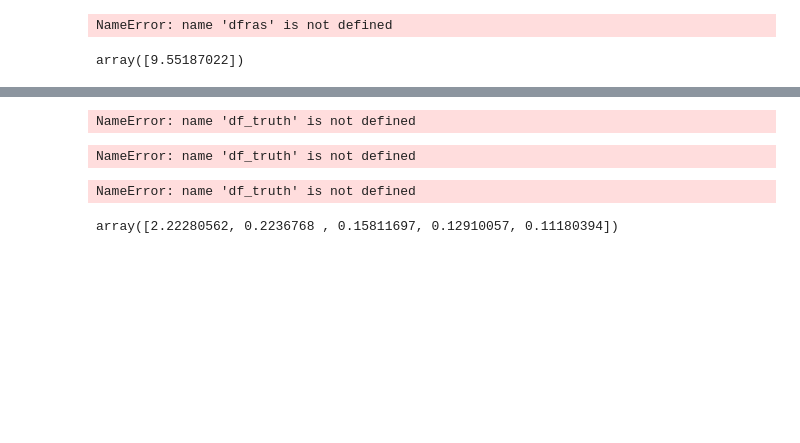
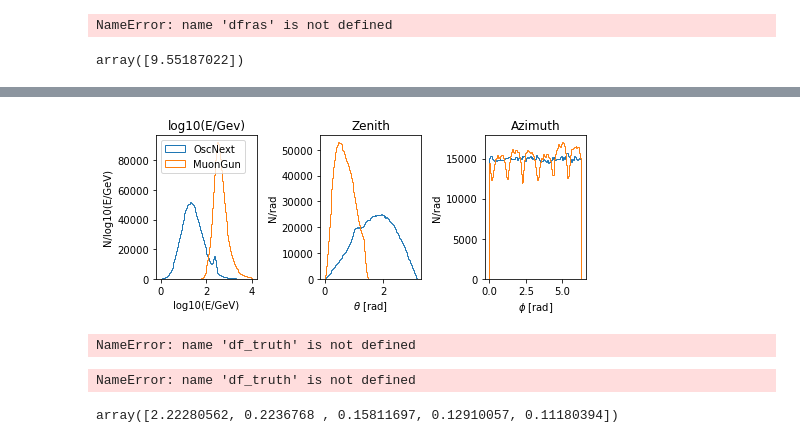
Before and after one commit to astrockragh/IceCube, a Jupyter notebook: model_eval/kappa_improvement.ipynb, the cells around one changed output, grey strips where cells are left out. Saved outputs shown, nothing was run; the diff lists cells and outputs as text; code cells hidden in the pictures; blank space fills up the shorter version.

```diff
--- a/model_eval/kappa_improvement.ipynb
+++ b/model_eval/kappa_improvement.ipynb
@@ -150,4 +148,2 @@ dfckj1.sort_values(by='event_no', inplace=True)
 # %%
-dfckj=pd.read_csv('../predictions/ckj_2dvM_0906.csv')
+dfckj=pd.read_csv('../predictions/ckj_2dvM_1306_final.csv')
-# %%
-dfckj['energy_log10_pred']=dfckj1['energy_log10_pred'].to_numpy()
@@ -350,7 +342,30 @@ trans_y      = transformers['truth']
 
 for col in truel[:3]:
     df_truth[col] = trans_y[col].inverse_transform(np.array(df_truth[col]).reshape(1, -1)).T
-# %%
-df_truth.zenith.hist(bins=200)
-# %% [output]
-NameError: name 'df_truth' is not defined
+# %%
+transform_path='../db_files/muongun/transformers.pkl'
+db_path= '../db_files/muongun/rasmus_classification_muon_3neutrino_3mio.db'
+conn = sqlite3.connect(db_path)
+df_muon=pd.read_sql(f"select * from truth where event_no > 138674340", conn)
+cols=df_muon.columns
+# %%
+transformers = pickle.load(open(transform_path, 'rb'))
+trans_y      = transformers['truth']
+
+for col in truel[:3]:
+    df_muon[col] = trans_y[col].inverse_transform(np.array(df_muon[col]).reshape(1, -1)).T
+# %%
+fig, ax =plt.subplots(ncols=3, figsize=(7,3))
+ra=[[0,4],[0,np.pi],[0,2*np.pi]]
+df_nu=df_truth.sample(n=1499999)
+for i, col in enumerate(['energy_log10','zenith', 'azimuth']):
+    ax[i].hist(df_nu[col], density=0, histtype='step', bins=100, range=ra[i], label='OscNext')
+    ax[i].hist(df_muon[col], density=0, histtype='step', bins=100, range=ra[i], label='MuonGun')
+ax[0].legend(loc='upper left')
+ax[0].set(ylabel='N/log10(E/GeV)', xlabel='log10(E/GeV)', title='log10(E/Gev)')
+ax[1].set(ylabel='N/rad', xlabel=r'$\theta$ [rad]', title='Zenith')
+ax[2].set(ylabel='N/rad', xlabel=r'$\phi$ [rad]', title='Azimuth')
+fig.tight_layout()
+fig.savefig('../../figs_thesis/distributions.png')
+# %% [output]
+[figure, added]
```
Also changed, not shown: parts of 8 cells of this notebook, 2 other files.
